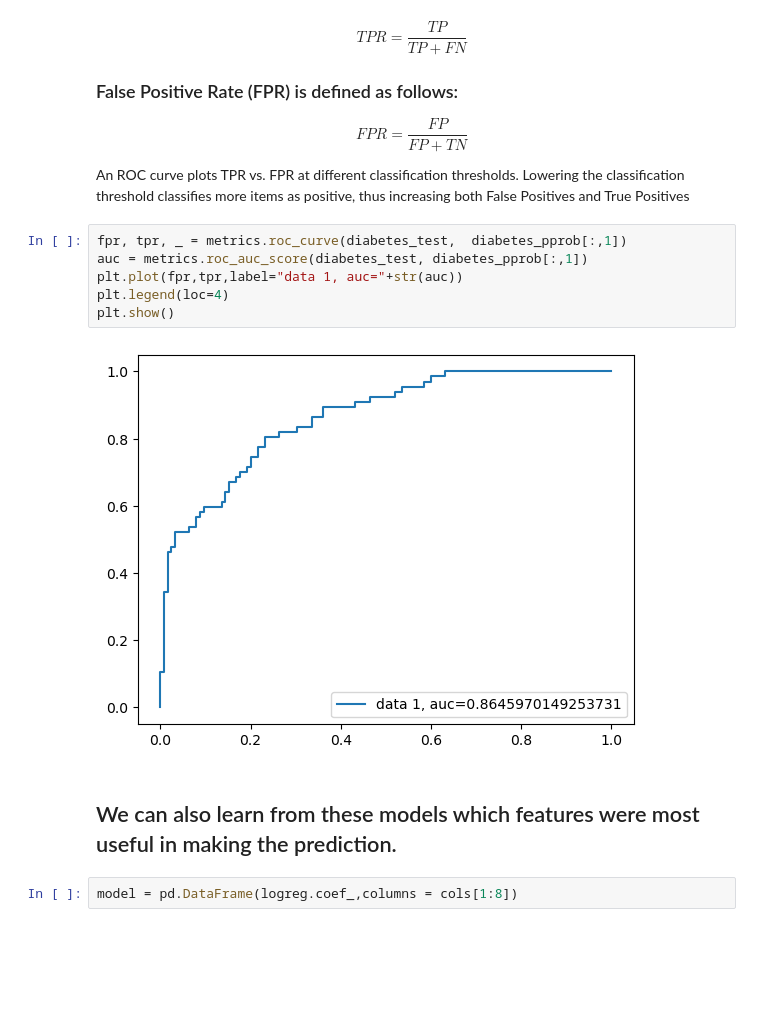
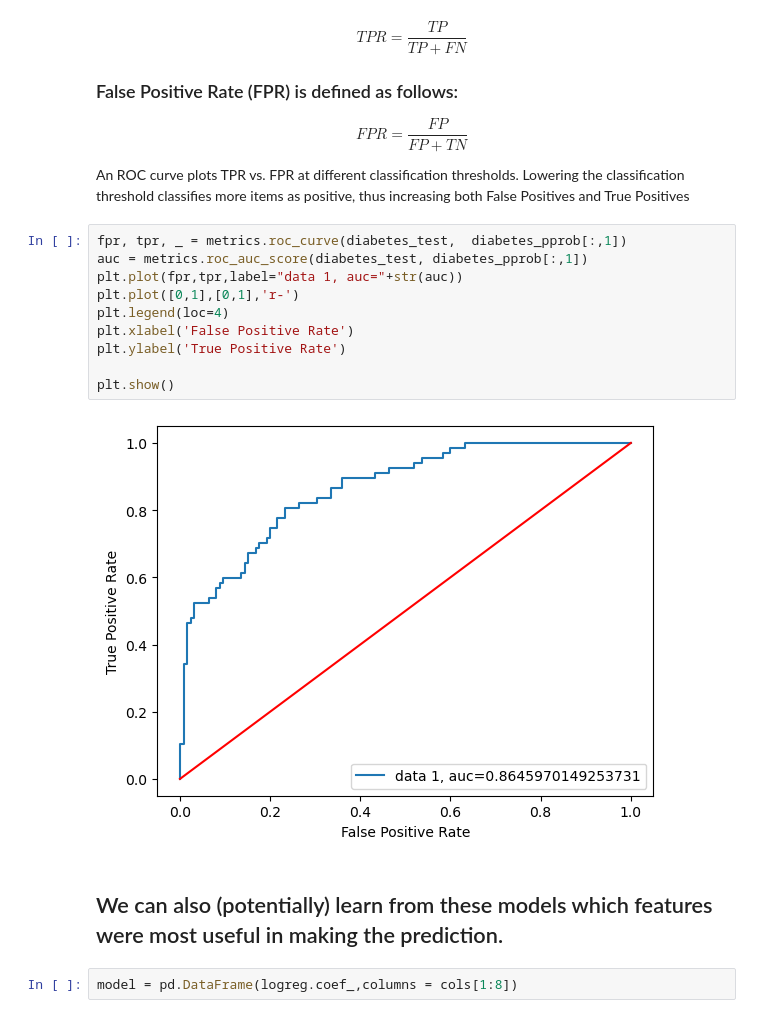
Before and after one commit to rameshsrinivasanuci/COGS106_F23, a Jupyter notebook: Lectures/LogisticRegressionClassifier.ipynb, the cells around one changed output. Cells and saved outputs as stored; diff of their text form; blank space fills up the shorter version.

```diff
--- a/Lectures/LogisticRegressionClassifier.ipynb
+++ b/Lectures/LogisticRegressionClassifier.ipynb
@@ -296,13 +296,17 @@ An ROC curve plots TPR vs. FPR at different classification thresholds. Lowering
 # %%
 fpr, tpr, _ = metrics.roc_curve(diabetes_test,  diabetes_pprob[:,1])
 auc = metrics.roc_auc_score(diabetes_test, diabetes_pprob[:,1])
 plt.plot(fpr,tpr,label="data 1, auc="+str(auc))
+plt.plot([0,1],[0,1],'r-')
 plt.legend(loc=4)
+plt.xlabel('False Positive Rate')
+plt.ylabel('True Positive Rate')
+
 plt.show()
 # %% [output]
-[figure, old version]
+[figure, new version]
 # %% [markdown]
-## We can also learn from these models which features were most useful in making the prediction.
+## We can also (potentially) learn from these models which features were most useful in making the prediction.
 # %%
 model = pd.DataFrame(logreg.coef_,columns = cols[1:8])
 # %%
```
Also changed, not shown: parts of 16 cells of this notebook.
